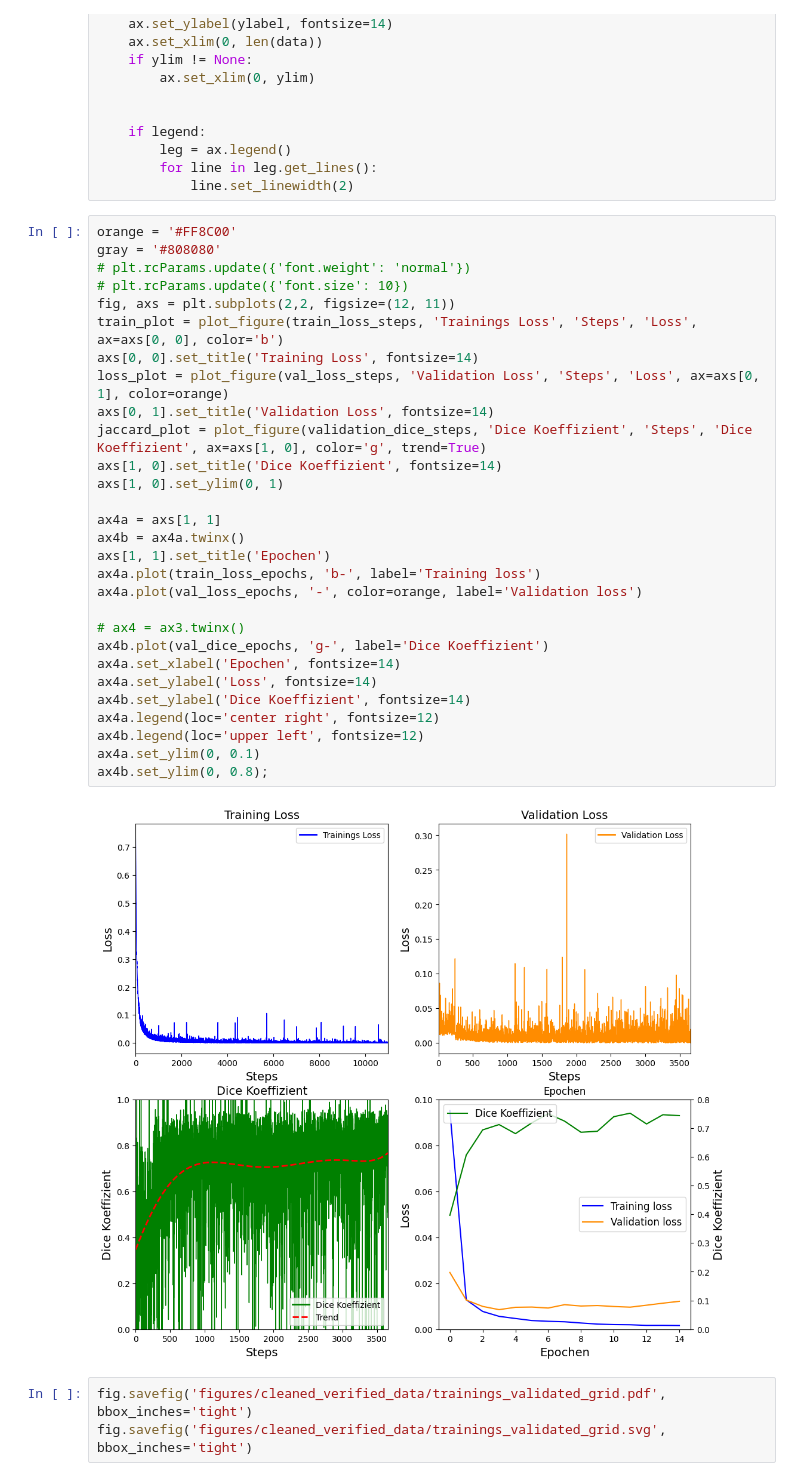
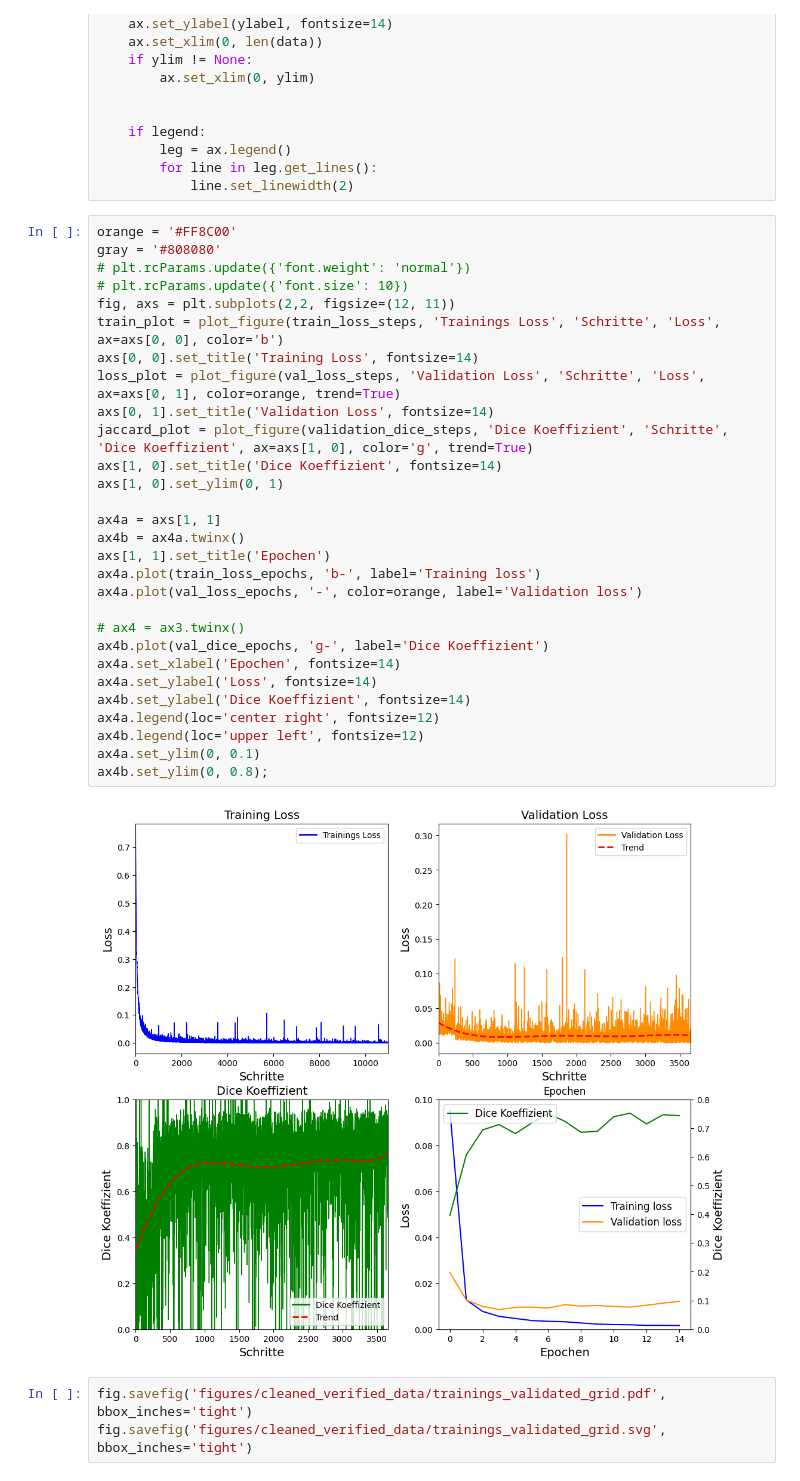
Before and after one commit to Taraman12/Solarpark-detection, a Jupyter notebook: Notebooks/ML_Modell/evaluate_model_performance.ipynb, the cells around one changed output. Cells and saved outputs as stored; diff of their text form.

```diff
--- a/Notebooks/ML_Modell/evaluate_model_performance.ipynb
+++ b/Notebooks/ML_Modell/evaluate_model_performance.ipynb
@@ -286,34 +283,34 @@ def plot_figure(data, data_label, xlabel, ylabel, ax=ax1, color='blue', xlim=Non
 # %%
 orange = '#FF8C00'
 gray = '#808080'
 # plt.rcParams.update({'font.weight': 'normal'})
 # plt.rcParams.update({'font.size': 10})
 fig, axs = plt.subplots(2,2, figsize=(12, 11))
-train_plot = plot_figure(train_loss_steps, 'Trainings Loss', 'Steps', 'Loss', ax=axs[0, 0], color='b')
+train_plot = plot_figure(train_loss_steps, 'Trainings Loss', 'Schritte', 'Loss', ax=axs[0, 0], color='b')
 axs[0, 0].set_title('Training Loss', fontsize=14)
-loss_plot = plot_figure(val_loss_steps, 'Validation Loss', 'Steps', 'Loss', ax=axs[0, 1], color=orange)
+loss_plot = plot_figure(val_loss_steps, 'Validation Loss', 'Schritte', 'Loss', ax=axs[0, 1], color=orange, trend=True)
 axs[0, 1].set_title('Validation Loss', fontsize=14)
-jaccard_plot = plot_figure(validation_dice_steps, 'Dice Koeffizient', 'Steps', 'Dice Koeffizient', ax=axs[1, 0], color='g', trend=True)
+jaccard_plot = plot_figure(validation_dice_steps, 'Dice Koeffizient', 'Schritte', 'Dice Koeffizient', ax=axs[1, 0], color='g', trend=True)
 axs[1, 0].set_title('Dice Koeffizient', fontsize=14)
 axs[1, 0].set_ylim(0, 1)
 
 ax4a = axs[1, 1]
 ax4b = ax4a.twinx()
 axs[1, 1].set_title('Epochen')
 ax4a.plot(train_loss_epochs, 'b-', label='Training loss')
 ax4a.plot(val_loss_epochs, '-', color=orange, label='Validation loss')
 
 # ax4 = ax3.twinx()
 ax4b.plot(val_dice_epochs, 'g-', label='Dice Koeffizient')
 ax4a.set_xlabel('Epochen', fontsize=14)
 ax4a.set_ylabel('Loss', fontsize=14)
 ax4b.set_ylabel('Dice Koeffizient', fontsize=14)
 ax4a.legend(loc='center right', fontsize=12)
 ax4b.legend(loc='upper left', fontsize=12)
 ax4a.set_ylim(0, 0.1)
 ax4b.set_ylim(0, 0.8);
 # %% [output]
-[figure, old version]
+[figure, new version]
 # %%
 fig.savefig('figures/cleaned_verified_data/trainings_validated_grid.pdf', bbox_inches='tight')
 fig.savefig('figures/cleaned_verified_data/trainings_validated_grid.svg', bbox_inches='tight')
```
Also changed, not shown: parts of 6 cells of this notebook, 26 other files.
